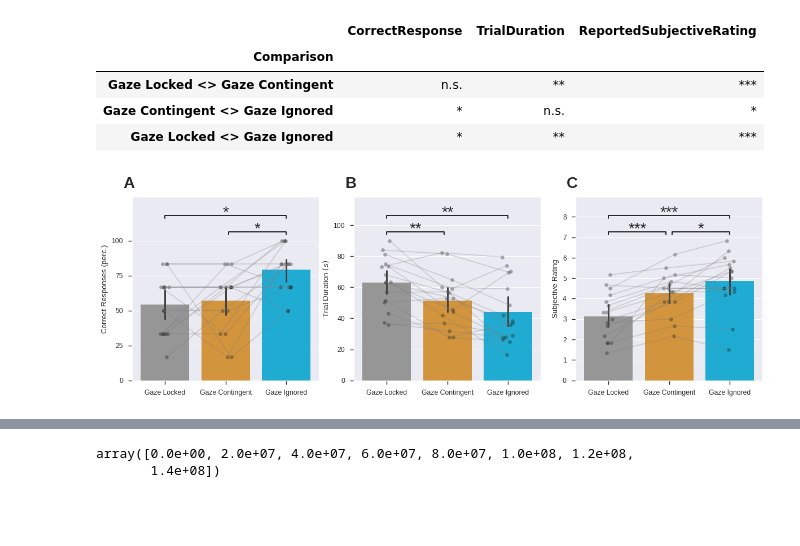
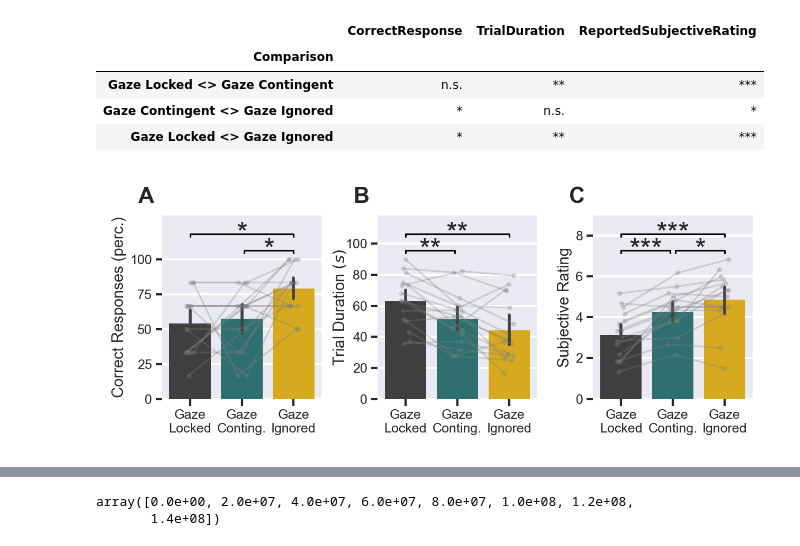
Before and after one commit to neuralcodinglab/SPVGazeAnalysis, a Jupyter notebook: scene_recognition/sr_endpoints_analysis.ipynb, the cells around one changed output, grey strips where cells are left out. Drawn from its saved outputs; the diff is of its cells as text; code cells hidden in the pictures; blank space fills up the shorter version.

Commit message:
Changed visualization (corrected figsize, changed colors)

```diff
--- a/scene_recognition/sr_endpoints_analysis.ipynb
+++ b/scene_recognition/sr_endpoints_analysis.ipynb
@@ -162,10 +164,10 @@ avg.groupby('GazeCondition')[endpoints].mean()
 # %% [markdown]
 ### Visualization
 # %%
-# # Load data
-# avg = pd.read_csv('out/scene_recognition_averaged_endpoints.tsv', sep='\t')
-# normality = pd.read_csv('out/scene_recognition_normality_test.tsv', sep='\t')
-# stat_results = pd.read_csv('out/scene_recognition_paired_testing.tsv', sep='\t').set_index('Comparison')
+# Load data
+avg = pd.read_csv('out/scene_recognition_averaged_endpoints.tsv', sep='\t')
+normality = pd.read_csv('out/scene_recognition_normality_test.tsv', sep='\t')
+stat_results = pd.read_csv('out/scene_recognition_paired_testing.tsv', sep='\t').set_index('Comparison')
 # %%
 stars = stat_results.applymap(stats.count_significance_stars)
 stars
@@ -178,30 +180,37 @@ stars
 # %%
 endpoints = ['CorrectResponse', 'TrialDuration', 'ReportedSubjectiveRating'] # , 'TotalDisplacementEyes', 'TotalDisplacementHead']
 titles = ['', '', '']#'Accuracy',  'Trial Duration', 'Subjective Rating']
 y_lbls = ['Correct Responses (perc.)', 'Trial Duration $(s)$', 'Subjective Rating']
 
 if avg['CorrectResponse'].max() <1.5:
     avg['CorrectResponse'] *=100
 
+importlib.reload(visualization)
 visualization.set_figurestyle()
-fig,axs = visualization.bar_plots(avg, endpoints)
+
+fig,axs = visualization.create_subplots(figsize=(8*3/5,1.5))
+fig,axs = visualization.bar_plots(avg, endpoints, fig=fig, axs=axs)
 visualization.swarm_plots(avg, endpoints, group = 'Subject', axs=axs, fig=fig)
-visualization.redefine_x_ticks(axs, remove_xlabel=True)
-plt.tight_layout()
+visualization.redefine_x_ticks(axs, remove_xlabel=True, new_line=True)
+# plt.tight_layout()
 
 for i, ax in enumerate(axs.flatten()):
     axs[i].set(title=titles[i],#'', #title=titles[i],
-               ylabel=y_lbls[i])
+               ylabel=y_lbls[i],
+               xticklabels = ['Gaze\nLocked', 'Gaze\nConting.', 'Gaze\nIgnored']
+              )
     visualization.add_significance_lines(axs[i], stars.replace({'n.s.': None}).iloc[:,i].values,
                                x_pairs=[(0,.95),(1.05,2.),(0,2.)],
                                rel_y=[0.81, 0.81, 0.9],)
 
 axs[0].set_yticks(np.linspace(0,100,5))
 
+axs[1].set_ylabel(y_lbls[1],labelpad=-1)
+
 visualization.add_panel_index(axs[0],'A')
 visualization.add_panel_index(axs[1],'B')
 visualization.add_panel_index(axs[2],'C')
 
-plt.savefig('out/scene_recognition_endpoints.png')
+plt.savefig('out/scene_recognition_endpoints.png', bbox_inches='tight')
 # %% [output]
-[figure, old version]
+[figure, new version]
```
Also changed, not shown: parts of 5 cells of this notebook, 8 other files.
